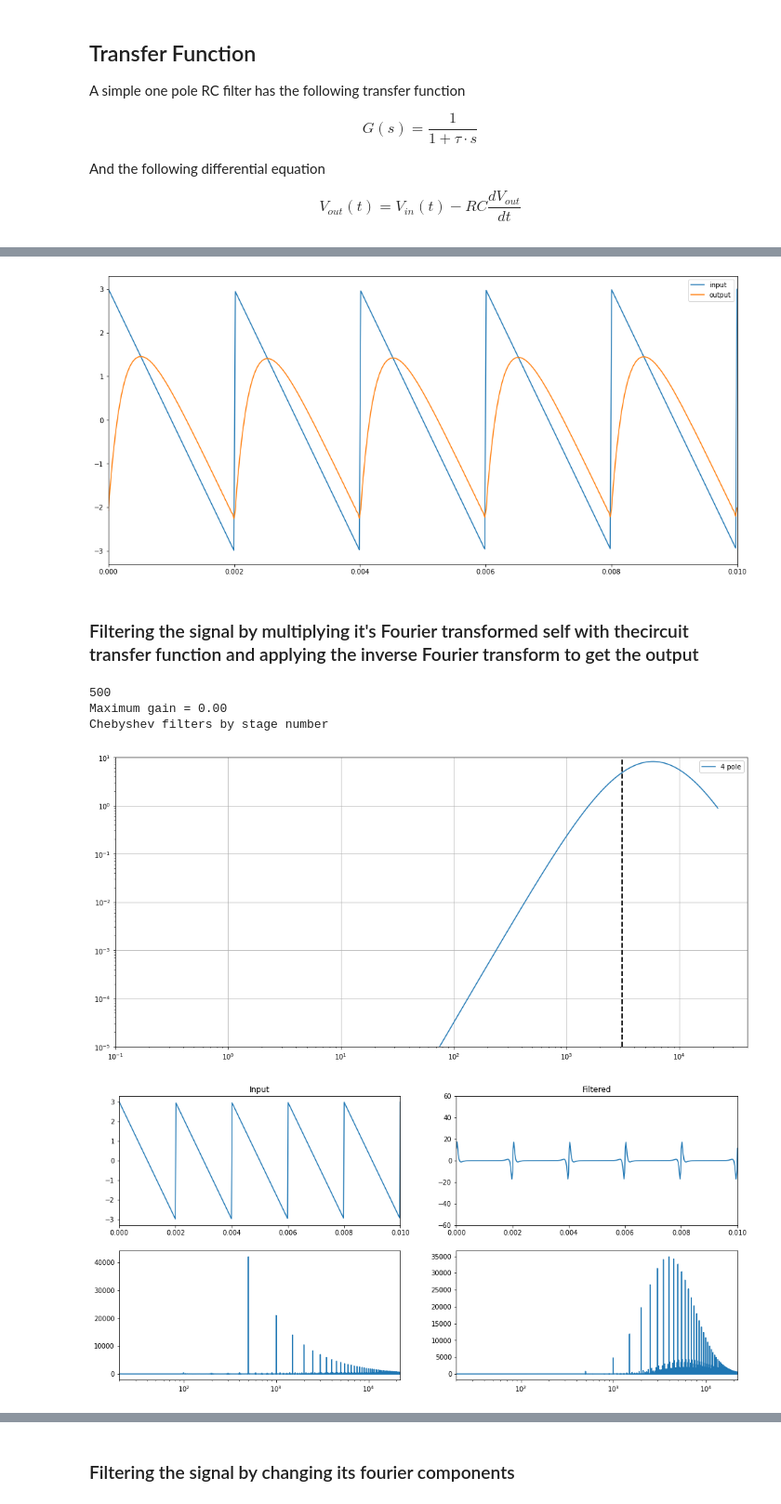
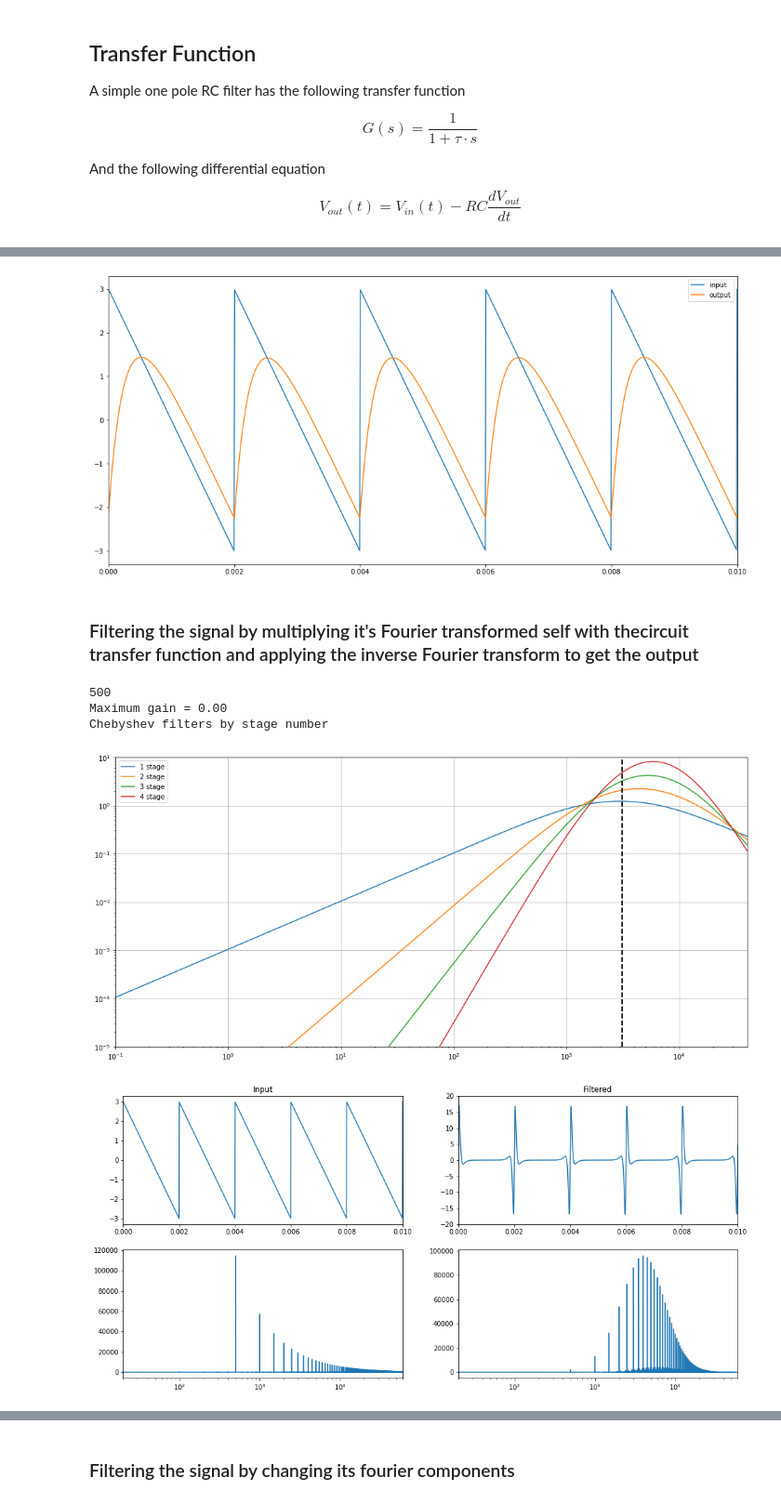
Before and after one commit to vitortonaco/physics, a Jupyter notebook: digital_signal_processing/rc_low_pass_filter.ipynb, the cells around one changed output, grey strips where cells are left out. Shown: that part at 93% size. Saved outputs shown, nothing was run; the diff lists cells and outputs as text; code cells hidden in the pictures.

```diff
--- a/digital_signal_processing/rc_low_pass_filter.ipynb
+++ b/digital_signal_processing/rc_low_pass_filter.ipynb
@@ -27,7 +27,7 @@ fc = hz2rad(100)
 tau = 1/fc# Time constant
 F = 500#Hz
 
-t = np.linspace(0,1,44100)
+t = np.linspace(0,1,120100)
 dt = t[1]-t[0]
 freqs = np.fft.fftfreq(len(t),dt)
 
@@ -44,7 +44,7 @@ def H_Chebyshev(freq, fc, stageCount):
               (0.1848, 1.711), (0.1582, 1.913)] # pairs of (k1,k2)
 
 
-    s = 1j * freq
+    s = 1j * (freq)
     G = 1
 
     for i in range(stageCount):
@@ -156,7 +156,7 @@ plt.xlim(0,5/F)
 plt.legend()
 plt.gcf().set_size_inches(17,8)
 # %% [output]
-[figure, old version]
+[figure, new version]
 # %% [markdown]
 ### Filtering the signal by multiplying it's Fourier transformed self with thecircuit transfer function and applying the inverse Fourier transform to get the output
 # %%
@@ -169,7 +169,10 @@ maxGain = np.abs(H_w[0])
 print("Maximum gain = {:.2f}".format(maxGain))
 print('Chebyshev filters by stage number')
 
-plt.plot(freqs[:len(freqs)//2], H_w[:len(freqs)//2], label = str(n)+' pole')
+plt.plot(freqs[:len(freqs)//2], H_Chebyshev(freqs, fc, 1)[:len(freqs)//2], label = str(1)+' stage')
+plt.plot(freqs[:len(freqs)//2], H_Chebyshev(freqs, fc, 2)[:len(freqs)//2], label = str(2)+' stage')
+plt.plot(freqs[:len(freqs)//2], H_Chebyshev(freqs, fc, 3)[:len(freqs)//2], label = str(3)+' stage')
+plt.plot(freqs[:len(freqs)//2], H_Chebyshev(freqs, fc, 4)[:len(freqs)//2], label = str(4)+' stage')
 plt.axvline(x = fc, ls = '--', c='black', lw=2)
 plt.xscale('log')
 plt.yscale('log')
@@ -182,33 +185,35 @@ plt.gcf().set_size_inches(17,8)
 500
 Maximum gain = 0.00
 Chebyshev filters by stage number
-[figure, old version]
+[figure, new version]
 # %%
 
 fft_y = H_w*fft_x
 y_ch = np.fft.ifft(fft_y)
 
 
 fig, axs = plt.subplots(2,2)
 axs[0,0].plot(t,x)
 axs[0,0].set_title("Input")
 axs[0,0].set_xlim(0,5/F)
 
 axs[0,1].plot(t,np.real(y_ch))
 axs[0,1].set_xlim(0,5/F)
 axs[0,1].set_title("Filtered")
-axs[0,1].set_ylim(-60,60)
+axs[0,1].set_ylim(-20,20)
 
 axs[1,0].plot(freqs[:len(freqs)//2], np.abs(fft_x[:len(freqs)//2]))
 axs[1,1].plot(freqs[:len(freqs)//2], np.abs(fft_y[:len(freqs)//2]))
 axs[1,0].set_xscale('log')
 axs[1,0].set_xlim(20,np.max(freqs))
 axs[1,1].set_xscale('log')
 axs[1,1].set_xlim(20,np.max(freqs))
 
+
+
 fig.set_size_inches(17,8)
 # %% [output]
-[figure, old version]
+[figure, new version]
 # %%
 # diferenca entre 1 e 4 estagios
 print(F)
```
Also changed, not shown: parts of 3 cells of this notebook.
